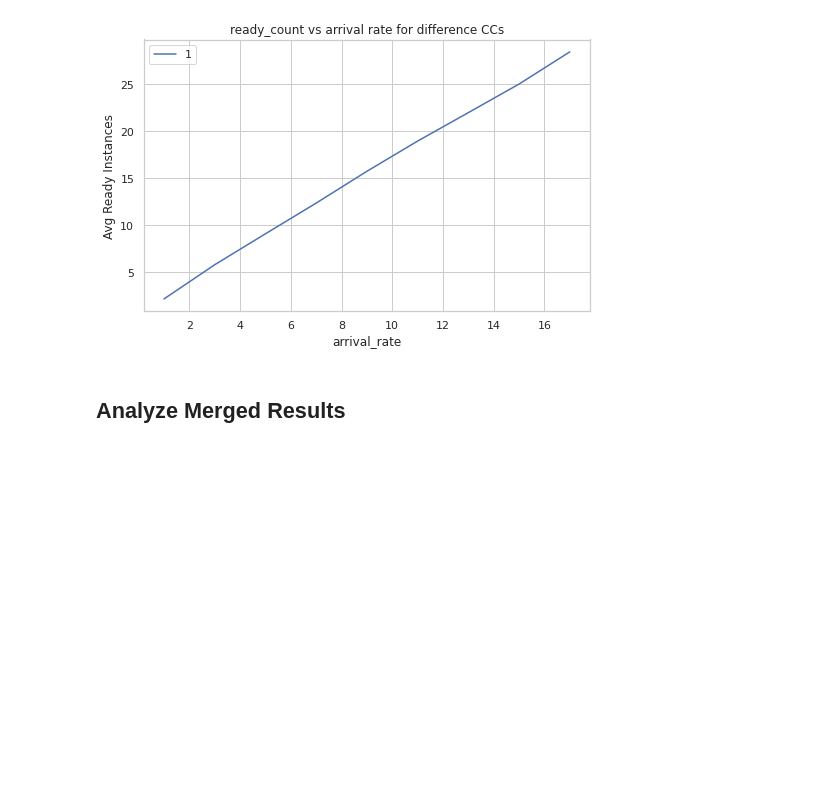
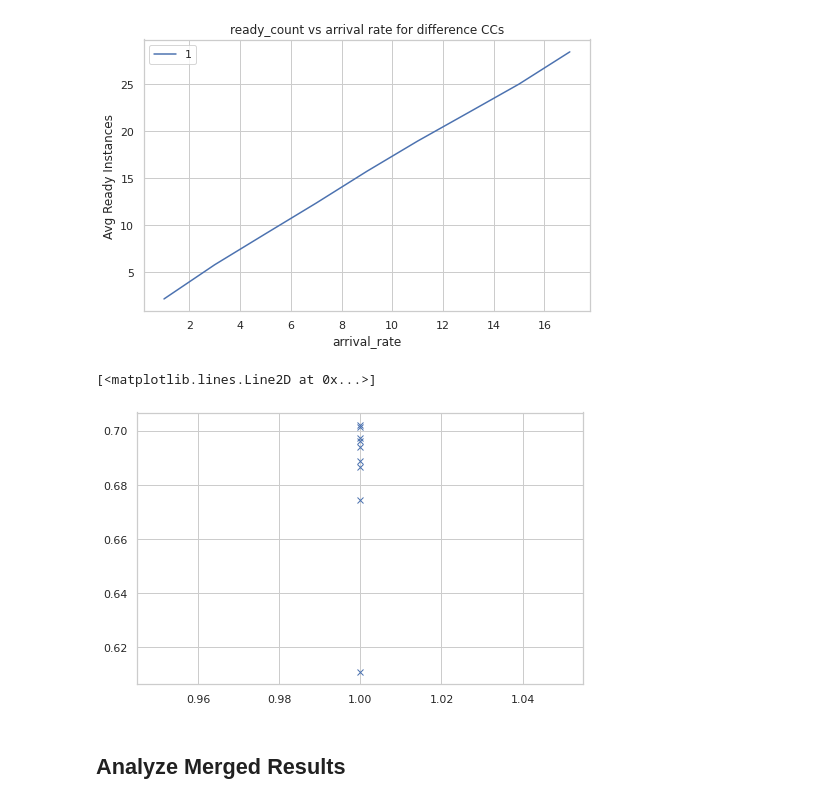
Before and after one commit to pacslab/conc-value-perf-modelling, a Jupyter notebook: experiments/experimenter/parse.ipynb, the cells around one changed output. Cells and saved outputs as stored; diff of their text form; code cells hidden in the pictures; blank space fills up the shorter version.

```diff
--- a/experiments/experimenter/parse.ipynb
+++ b/experiments/experimenter/parse.ipynb
@@ -143,6 +143,13 @@ plt.legend()
 <matplotlib.legend.Legend at 0x...>
 [figure]
 [figure]
+# %%
+# plotting the set concurrency vs the measured concurrency
+plt.figure(figsize=(8,5))
+plt.plot(df_logger_result['cc'], df_logger_result['conc_window_average_mean'], 'x')
+# %% [output]
+[<matplotlib.lines.Line2D at 0x...>]
+[figure, added]
 # %% [markdown]
 ## Analyze Merged Results
 # %%
```
